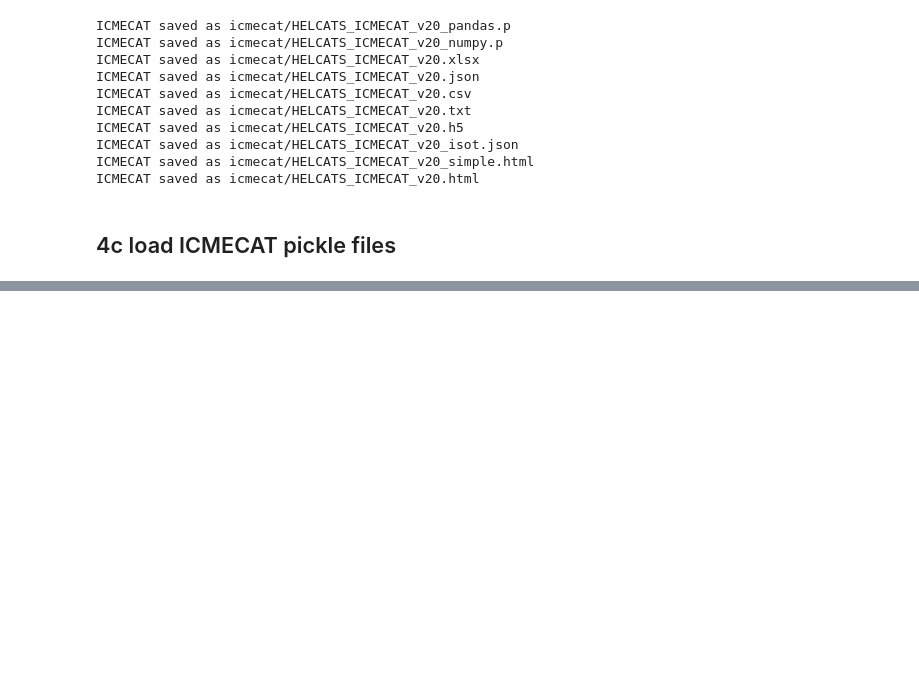
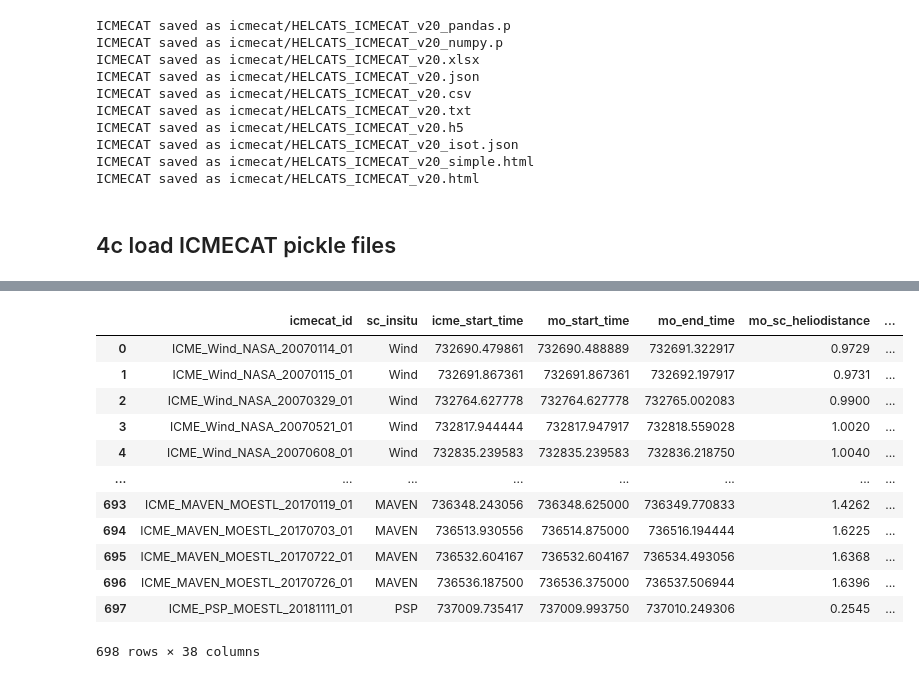
Before and after one commit to cmoestl/heliocats, a Jupyter notebook: icmecat.ipynb, the cells around one changed output, grey strips where cells are left out. Drawn from its saved outputs; the diff is of its cells as text; code cells hidden in the pictures; blank space fills up the shorter version.

```diff
--- a/icmecat.ipynb
+++ b/icmecat.ipynb
@@ -938,3 +975,19 @@ ic_nprec
+# %%
+ic_nprec
+# %% [output]
+|  | icmecat_id | sc_insitu | icme_start_time | mo_start_time | mo_end_time | mo_sc_heliodistance | ... |
+| 0 | ICME_Wind_NASA_20070114_01 | Wind | 732690.479861 | 732690.488889 | 732691.322917 | 0.9729 | ... |
+| 1 | ICME_Wind_NASA_20070115_01 | Wind | 732691.867361 | 732691.867361 | 732692.197917 | 0.9731 | ... |
+| 2 | ICME_Wind_NASA_20070329_01 | Wind | 732764.627778 | 732764.627778 | 732765.002083 | 0.9900 | ... |
+| 3 | ICME_Wind_NASA_20070521_01 | Wind | 732817.944444 | 732817.947917 | 732818.559028 | 1.0020 | ... |
+| 4 | ICME_Wind_NASA_20070608_01 | Wind | 732835.239583 | 732835.239583 | 732836.218750 | 1.0040 | ... |
+| ... | ... | ... | ... | ... | ... | ... | ... |
+| 693 | ICME_MAVEN_MOESTL_20170119_01 | MAVEN | 736348.243056 | 736348.625000 | 736349.770833 | 1.4262 | ... |
+| 694 | ICME_MAVEN_MOESTL_20170703_01 | MAVEN | 736513.930556 | 736514.875000 | 736516.194444 | 1.6225 | ... |
+| 695 | ICME_MAVEN_MOESTL_20170722_01 | MAVEN | 736532.604167 | 736532.604167 | 736534.493056 | 1.6368 | ... |
+| 696 | ICME_MAVEN_MOESTL_20170726_01 | MAVEN | 736536.187500 | 736536.375000 | 736537.506944 | 1.6396 | ... |
+| 697 | ICME_PSP_MOESTL_20181111_01 | PSP | 737009.735417 | 737009.993750 | 737010.249306 | 0.2545 | ... |
+698 rows × 38 columns
 # %%
 ic_nprec.icmecat_id
 # %% [output]
```
Also changed, not shown: parts of 10 cells of this notebook, 4 other files.
